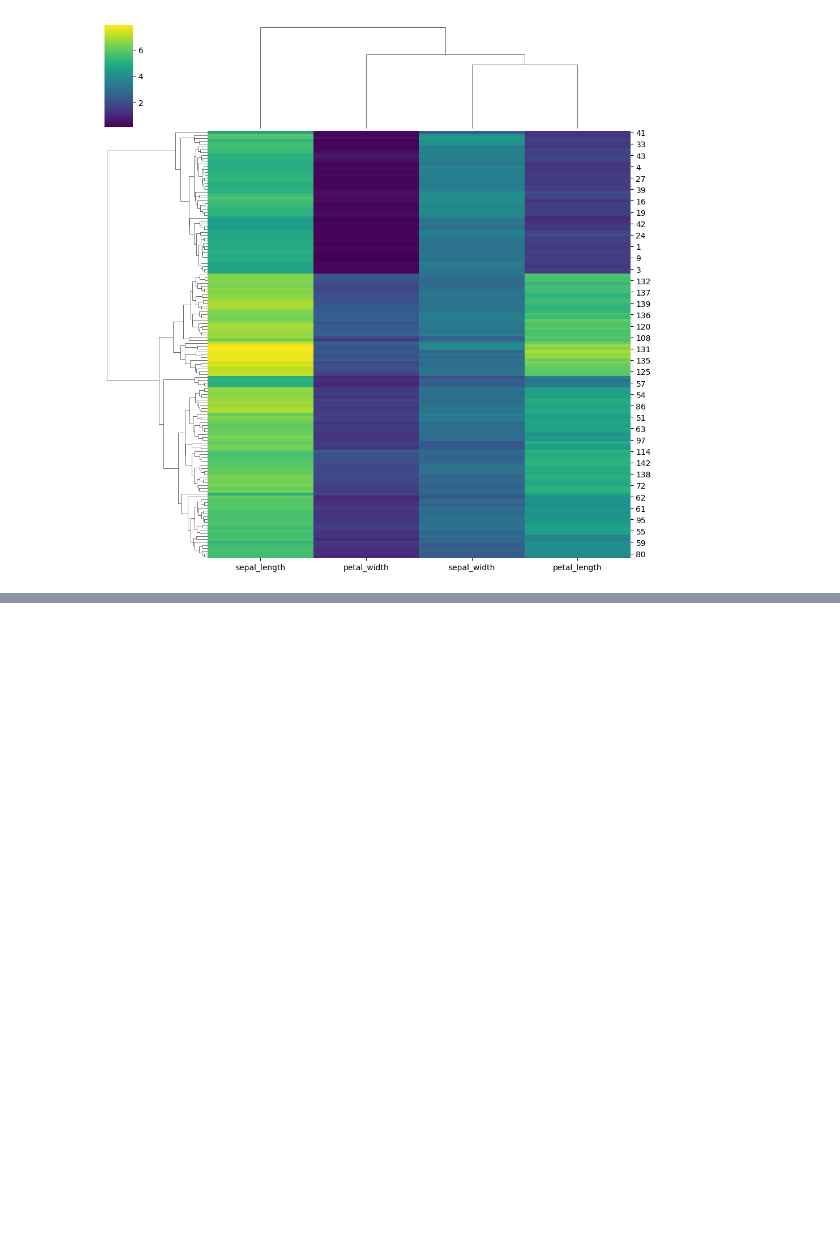
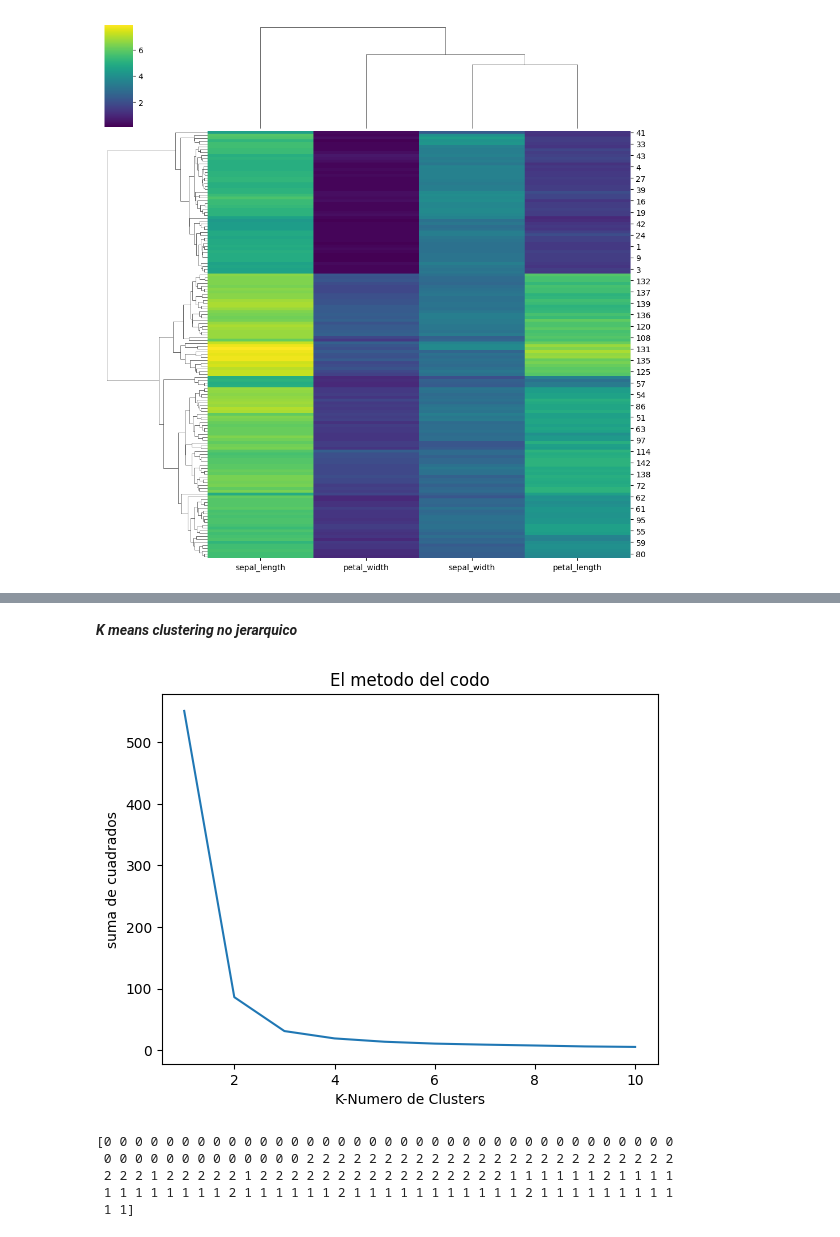
Before and after one commit to rodrigoruizteodoro/Mineria-de-Datos, a Jupyter notebook: Act2_22Septpt2.ipynb, the cells around one changed output, grey strips where cells are left out. Cells and saved outputs as stored; diff of their text form; code cells hidden in the pictures; blank space fills up the shorter version.

```diff
--- a/Act2_22Septpt2.ipynb
+++ b/Act2_22Septpt2.ipynb
@@ -112,0 +86,39 @@ sns.scatterplot(data=x,
+# %% [markdown]
+***K means clustering no jerarquico***
+# %%
+from sklearn.cluster import KMeans
+
+var=[]
+
+for k in range(1,11):
+    kmeansTest=KMeans(n_clusters=k)
+    kmeansTest.fit(x)
+# %%
+from sklearn.cluster import KMeans
+
+squared_sum=[]
+data=df_iris.drop('species',axis=1)
+data=data[['petal_length','petal_width']]
+for k in range (1,11):
+    kmeans_test=KMeans(n_clusters=k)
+    kmeans_test.fit(data)
+    squared_sum.append(kmeans_test.inertia_)
+
+
+plt.plot(range(1,11),squared_sum)
+plt.title('El metodo del codo')
+plt.xlabel('K-Numero de Clusters')
+plt.ylabel('suma de cuadrados')
+plt.show()
+# %% [output]
+[figure, added]
+# %%
+kmeans=KMeans(n_clusters=3)
+kmeans_labels=kmeans.fit_predict(data)
+print(kmeans_labels)
+# %% [output]
+[0 0 0 0 0 0 0 0 0 0 0 0 0 0 0 0 0 0 0 0 0 0 0 0 0 0 0 0 0 0 0 0 0 0 0 0 0
+ 0 0 0 0 0 0 0 0 0 0 0 0 0 2 2 2 2 2 2 2 2 2 2 2 2 2 2 2 2 2 2 2 2 2 2 2 2
+ 2 2 2 1 2 2 2 2 2 1 2 2 2 2 2 2 2 2 2 2 2 2 2 2 2 2 1 1 1 1 1 1 2 1 1 1 1
+ 1 1 1 1 1 1 1 1 2 1 1 1 1 1 1 2 1 1 1 1 1 1 1 1 1 1 1 2 1 1 1 1 1 1 1 1 1
+ 1 1]
```
Also changed, not shown: parts of 14 cells of this notebook.
